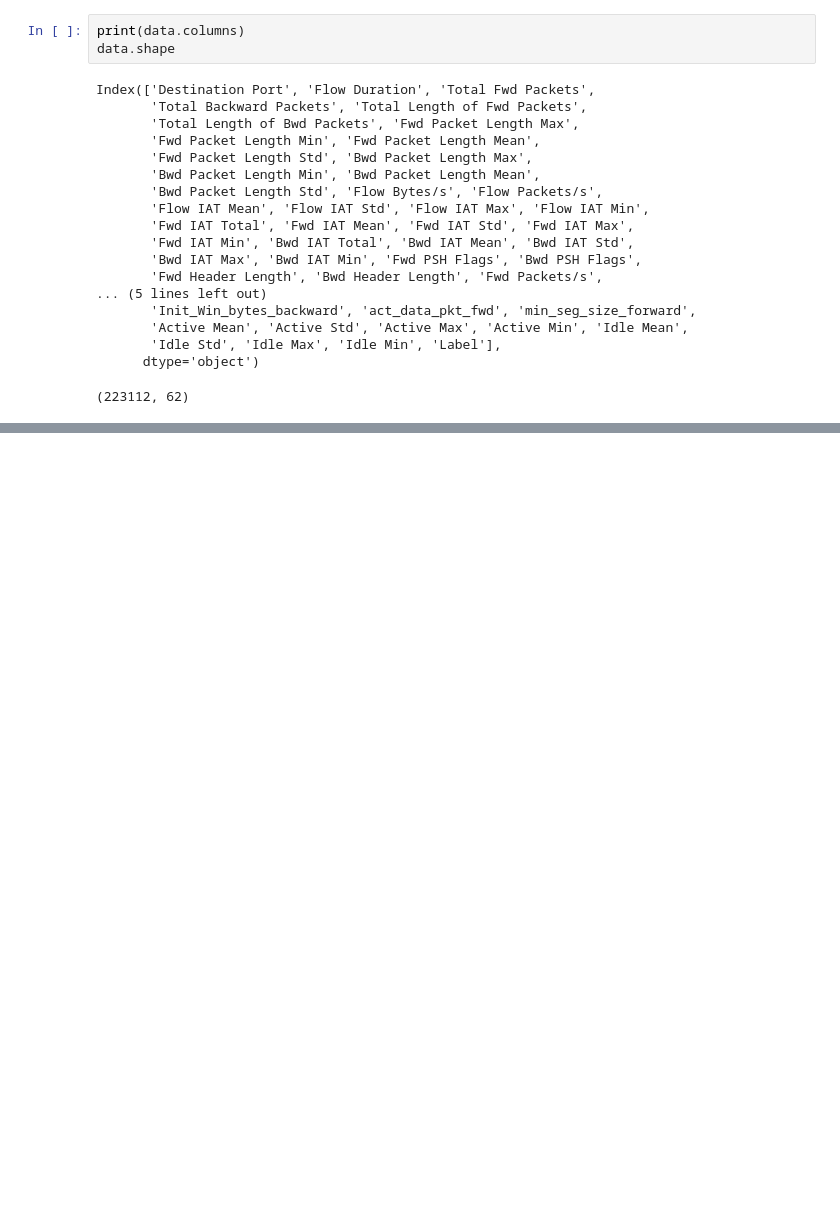
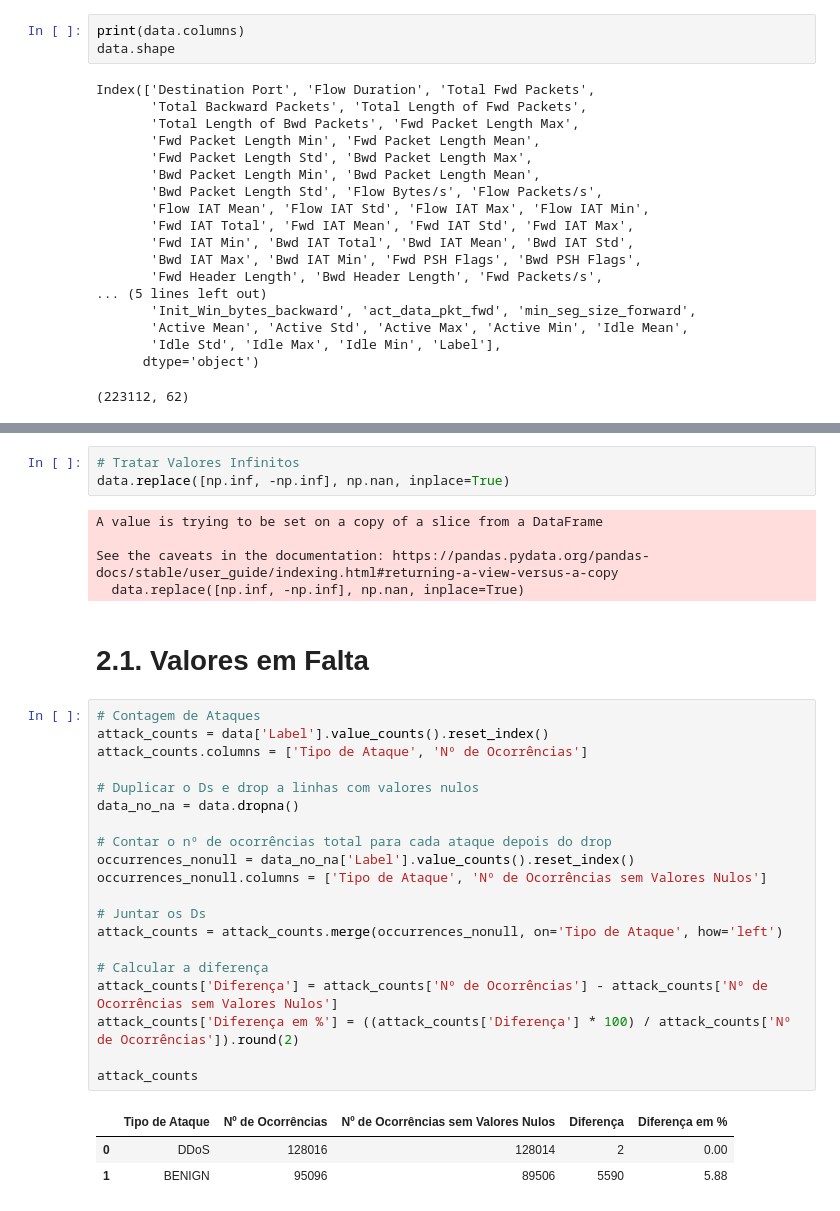
Before and after one commit to dani2308/scadatr, a Jupyter notebook: eda.ipynb, the cells around one changed output, grey strips where cells are left out. Cells and saved outputs as stored; diff of their text form; blank space fills up the shorter version.

Commit message:
Preparação do Dataset para EDA (necessária troca de DS)

```diff
--- a/eda.ipynb
+++ b/eda.ipynb
@@ -365,0 +375,34 @@ Index(['Destination Port', 'Flow Duration', 'Total Fwd Packets',
+# %%
+# Tratar Valores Infinitos
+data.replace([np.inf, -np.inf], np.nan, inplace=True)
+# %% [output]
+A value is trying to be set on a copy of a slice from a DataFrame
+
+See the caveats in the documentation: https://pandas.pydata.org/pandas-docs/stable/user_guide/indexing.html#returning-a-view-versus-a-copy
+  data.replace([np.inf, -np.inf], np.nan, inplace=True)
+# %% [markdown]
+# 2.1. Valores em Falta
+# %%
+# Contagem de Ataques
+attack_counts = data['Label'].value_counts().reset_index()
+attack_counts.columns = ['Tipo de Ataque', 'Nº de Ocorrências']
+
+# Duplicar o Ds e drop a linhas com valores nulos
+data_no_na = data.dropna()
+
+# Contar o nº de ocorrências total para cada ataque depois do drop
+occurrences_nonull = data_no_na['Label'].value_counts().reset_index()
+occurrences_nonull.columns = ['Tipo de Ataque', 'Nº de Ocorrências sem Valores Nulos']
+
+# Juntar os Ds
+attack_counts = attack_counts.merge(occurrences_nonull, on='Tipo de Ataque', how='left')
+
+# Calcular a diferença
+attack_counts['Diferença'] = attack_counts['Nº de Ocorrências'] - attack_counts['Nº de Ocorrências sem Valores Nulos']
+attack_counts['Diferença em %'] = ((attack_counts['Diferença'] * 100) / attack_counts['Nº de Ocorrências']).round(2)
+
+attack_counts
+# %% [output]
+|  | Tipo de Ataque | Nº de Ocorrências | Nº de Ocorrências sem Valores Nulos | Diferença | Diferença em % |
+| 0 | DDoS | 128016 | 128014 | 2 | 0.00 |
+| 1 | BENIGN | 95096 | 89506 | 5590 | 5.88 |
```
Also changed, not shown: parts of 9 cells of this notebook.
